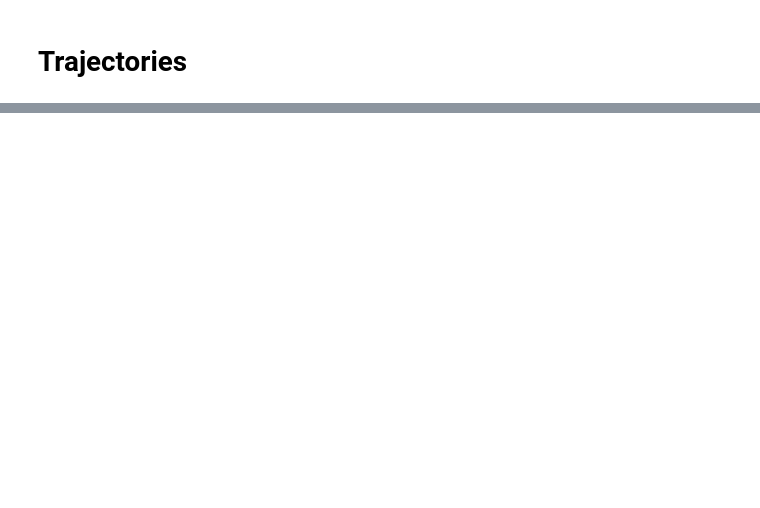
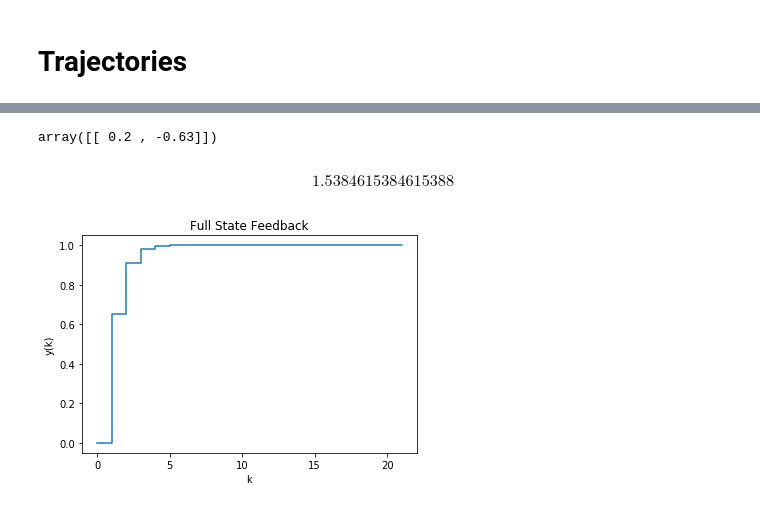
Before and after one commit to klavins/ECE447, a Jupyter notebook: lectures/discrete.ipynb, the cells around one changed output, grey strips where cells are left out. Cells and saved outputs as stored; diff of their text form; code cells hidden in the pictures; blank space fills up the shorter version.

```diff
--- a/lectures/discrete.ipynb
+++ b/lectures/discrete.ipynb
@@ -213,0 +434,18 @@ $$\left[\begin{matrix}s^{3} & 3 s^{2} & 3 s\\0 & s^{3} & 3 s^{2}\\0 & 0 & s^{3}\
+# %%
+K = place(A,B,[0.2 + 0.1*1j,0.2-0.1*1j])
+K
+# %% [output]
+array([[ 0.2 , -0.63]])
+# %%
+sigma = np.matmul(np.matmul(C,np.linalg.inv(np.identity(2) - A+np.matmul(B,K))),B)[0,0]
+sigma
+# %% [output]
+$$1.5384615384615388$$
+# %%
+t,y = step_response(A-np.matmul(B,K),B,C,21,1/sigma)
+plt.step(t,y)
+plt.xlabel("k")
+plt.ylabel("y(k)")
+plt.title("Full State Feedback");
+# %% [output]
+[figure, added]
```
Also changed, not shown: parts of 40 cells of this notebook, 1 other file.
